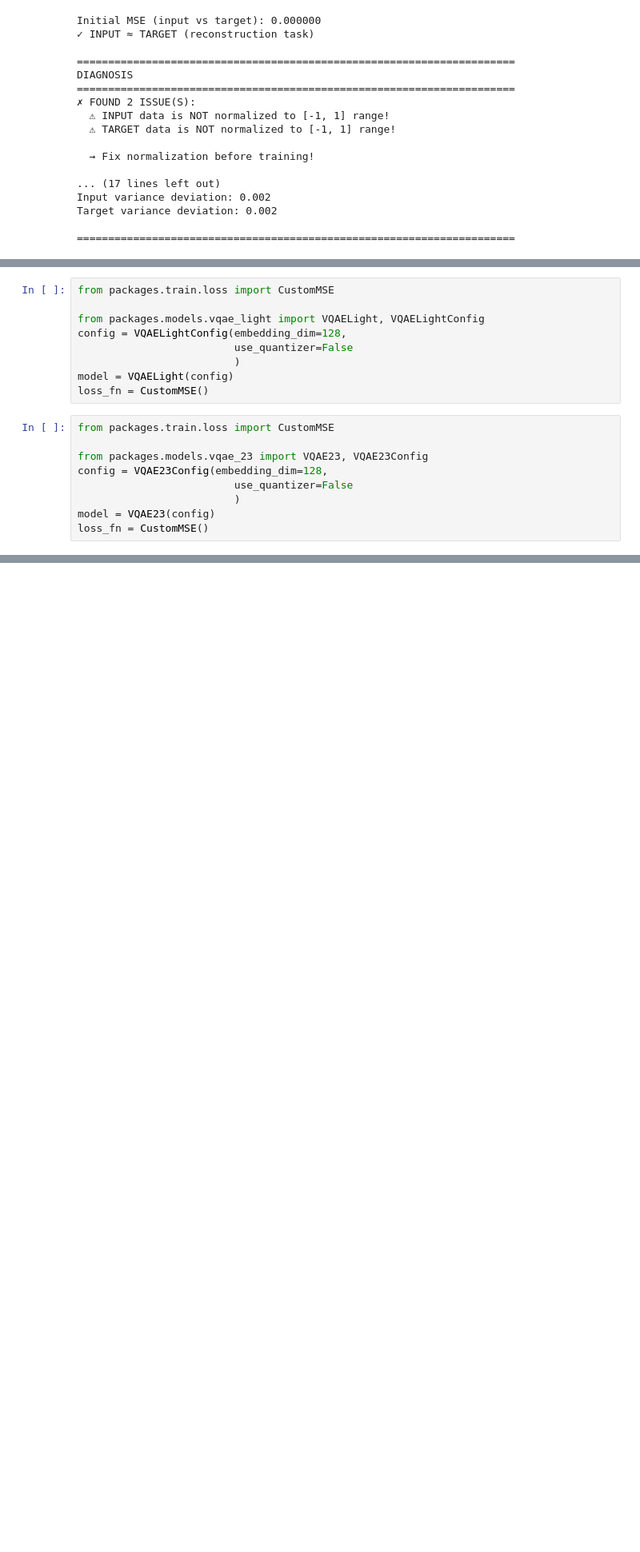
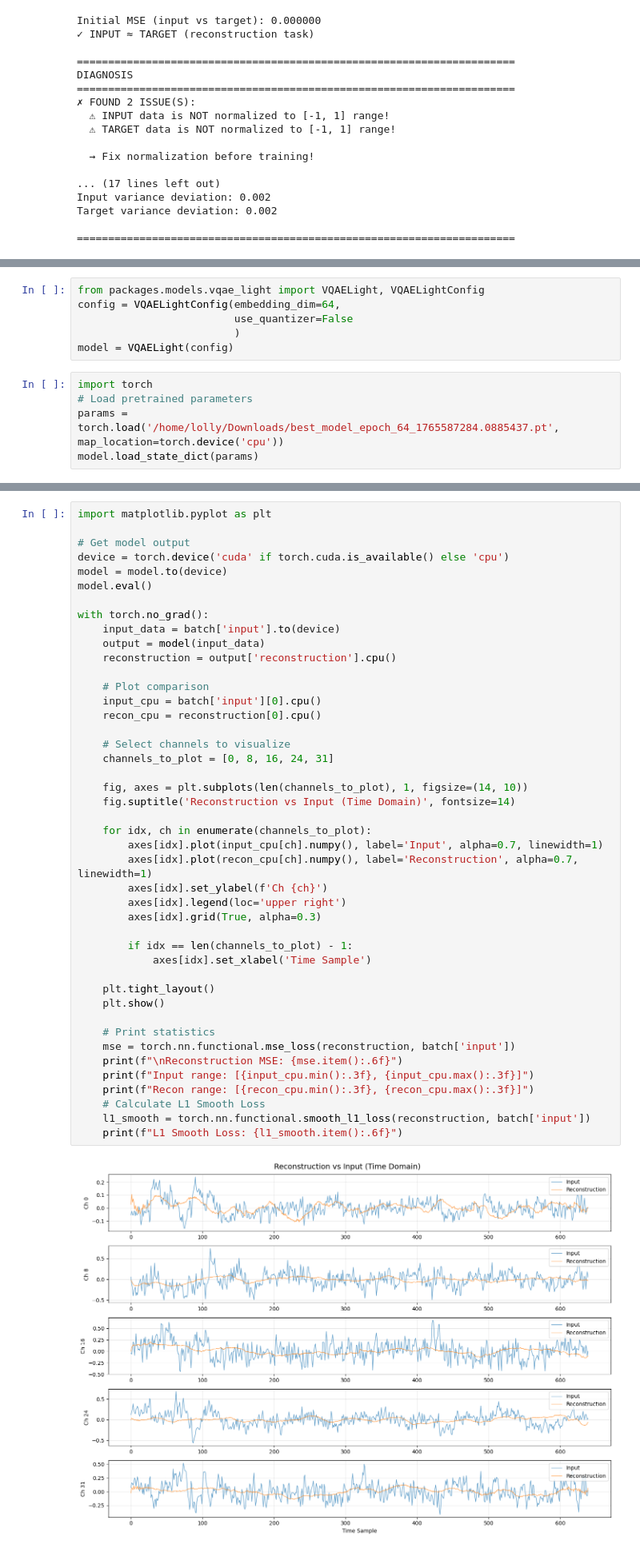
Before and after one commit to Lolleeee/MIEEG, a Jupyter notebook: scripts/train_experiments.ipynb, the cells around one changed output, grey strips where cells are left out. Shown at 80% size. Saved outputs shown, nothing was run; the diff lists cells and outputs as text; blank space fills up the shorter version.

```diff
--- a/scripts/train_experiments.ipynb
+++ b/scripts/train_experiments.ipynb
@@ -404,18 +307,11 @@ loss_fn = CWTLoss()
 # %%
-from packages.train.loss import CustomMSE
-
 from packages.models.vqae_light import VQAELight, VQAELightConfig
-config = VQAELightConfig(embedding_dim=128,
+config = VQAELightConfig(embedding_dim=64,
                          use_quantizer=False
                          )
 model = VQAELight(config)
-loss_fn = CustomMSE()
 # %%
-from packages.train.loss import CustomMSE
-
-from packages.models.vqae_23 import VQAE23, VQAE23Config
-config = VQAE23Config(embedding_dim=128,
-                         use_quantizer=False
-                         )
-model = VQAE23(config)
-loss_fn = CustomMSE()
+import torch
+# Load pretrained parameters
+params = torch.load('/home/lolly/Downloads/best_model_epoch_64_1765587284.0885437.pt', map_location=torch.device('cpu'))
+model.load_state_dict(params)
@@ -421,0 +320,46 @@ loss_fn = CustomMSE()
+# %%
+import matplotlib.pyplot as plt
+
+# Get model output
+device = torch.device('cuda' if torch.cuda.is_available() else 'cpu')
+model = model.to(device)
+model.eval()
+
+with torch.no_grad():
+    input_data = batch['input'].to(device)
+    output = model(input_data)
+    reconstruction = output['reconstruction'].cpu()
+
+    # Plot comparison
+    input_cpu = batch['input'][0].cpu()
+    recon_cpu = reconstruction[0].cpu()
+
+    # Select channels to visualize
+    channels_to_plot = [0, 8, 16, 24, 31]
+
+    fig, axes = plt.subplots(len(channels_to_plot), 1, figsize=(14, 10))
+    fig.suptitle('Reconstruction vs Input (Time Domain)', fontsize=14)
+
+    for idx, ch in enumerate(channels_to_plot):
+        axes[idx].plot(input_cpu[ch].numpy(), label='Input', alpha=0.7, linewidth=1)
+        axes[idx].plot(recon_cpu[ch].numpy(), label='Reconstruction', alpha=0.7, linewidth=1)
+        axes[idx].set_ylabel(f'Ch {ch}')
+        axes[idx].legend(loc='upper right')
+        axes[idx].grid(True, alpha=0.3)
+
+        if idx == len(channels_to_plot) - 1:
+            axes[idx].set_xlabel('Time Sample')
+
+    plt.tight_layout()
+    plt.show()
+
+    # Print statistics
+    mse = torch.nn.functional.mse_loss(reconstruction, batch['input'])
+    print(f"\nReconstruction MSE: {mse.item():.6f}")
+    print(f"Input range: [{input_cpu.min():.3f}, {input_cpu.max():.3f}]")
+    print(f"Recon range: [{recon_cpu.min():.3f}, {recon_cpu.max():.3f}]")
+    # Calculate L1 Smooth Loss
+    l1_smooth = torch.nn.functional.smooth_l1_loss(reconstruction, batch['input'])
+    print(f"L1 Smooth Loss: {l1_smooth.item():.6f}")
+# %% [output]
+[figure, added]
```
Also changed, not shown: parts of 5 cells of this notebook, 2 other files.
